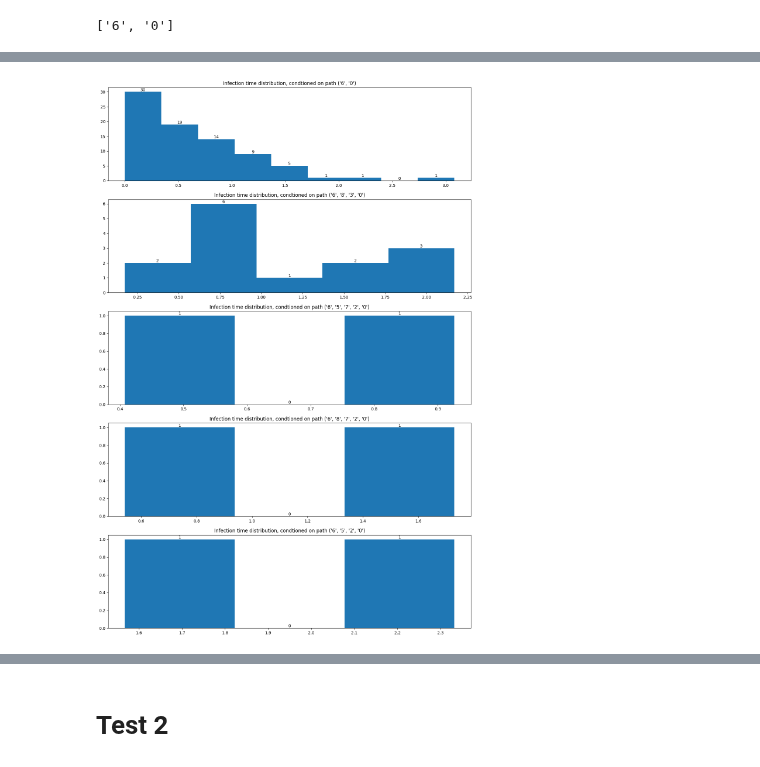
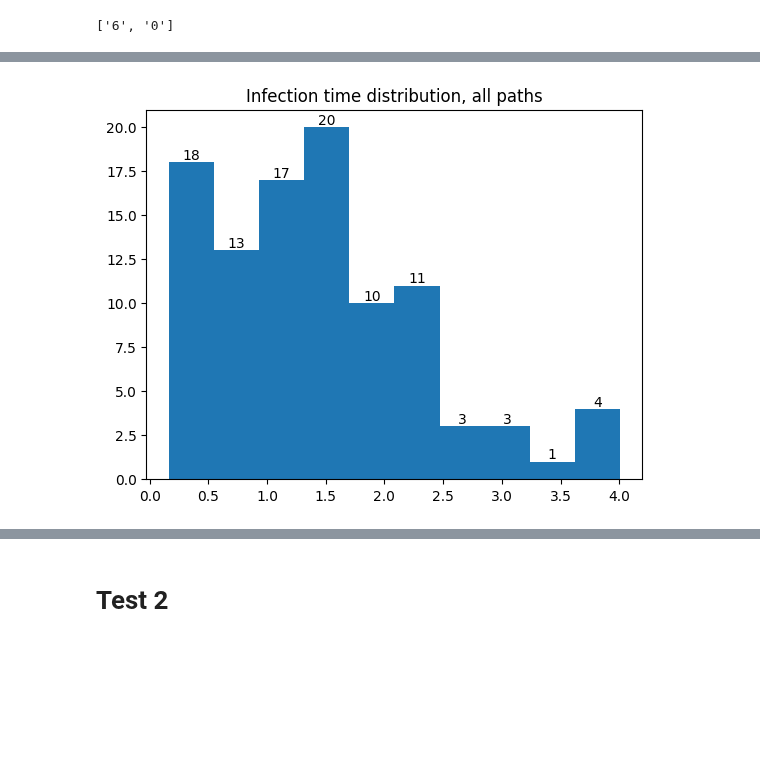
Before and after one commit to DTAlemayehu01/infection_propagation, a Jupyter notebook: notebooks/figures.ipynb, the cells around one changed output, grey strips where cells are left out. Saved outputs shown, nothing was run; the diff lists cells and outputs as text; code cells hidden in the pictures; blank space fills up the shorter version.

```diff
--- a/notebooks/figures.ipynb
+++ b/notebooks/figures.ipynb
@@ -132,4 +131,4 @@ h.produce_histograms()
 # %%
-h.produce_extended_histograms()
+Figures.time_distribution(h._path_times)
 # %% [output]
-[figure, old version]
+[figure, new version]
```
Also changed, not shown: parts of 7 cells of this notebook, 5 other files.
